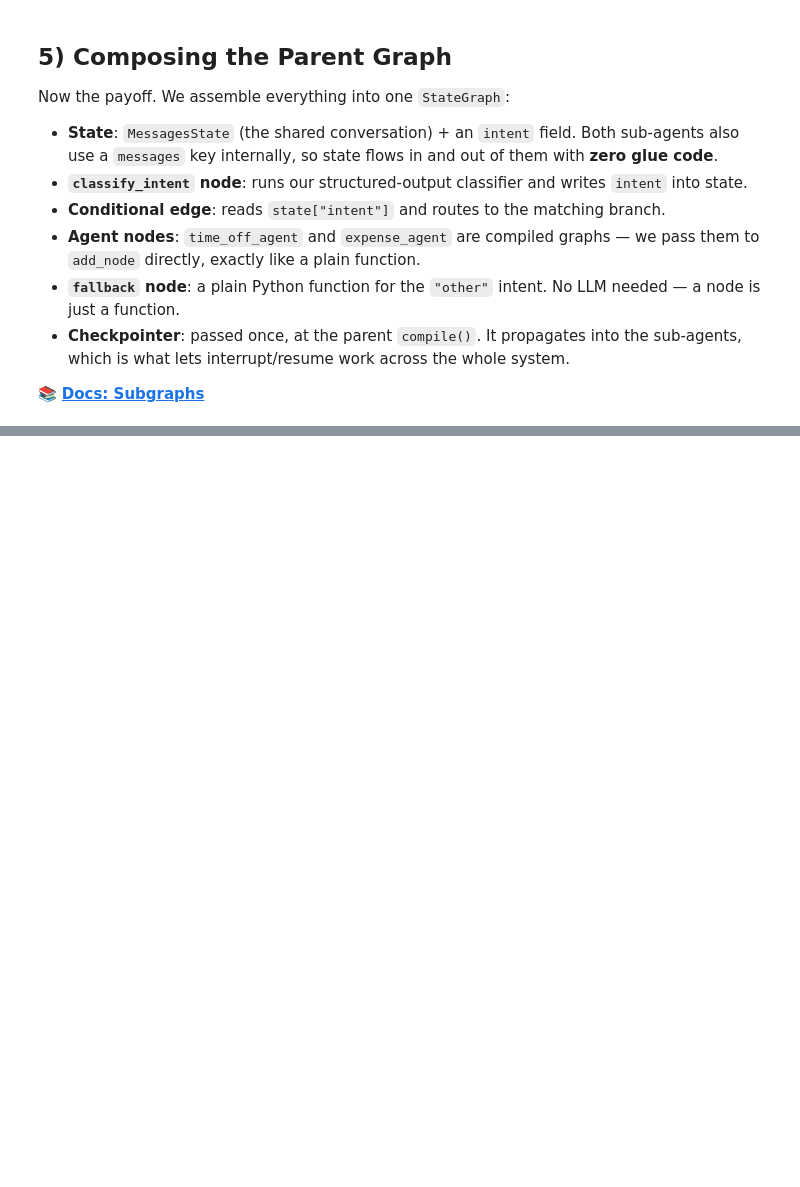
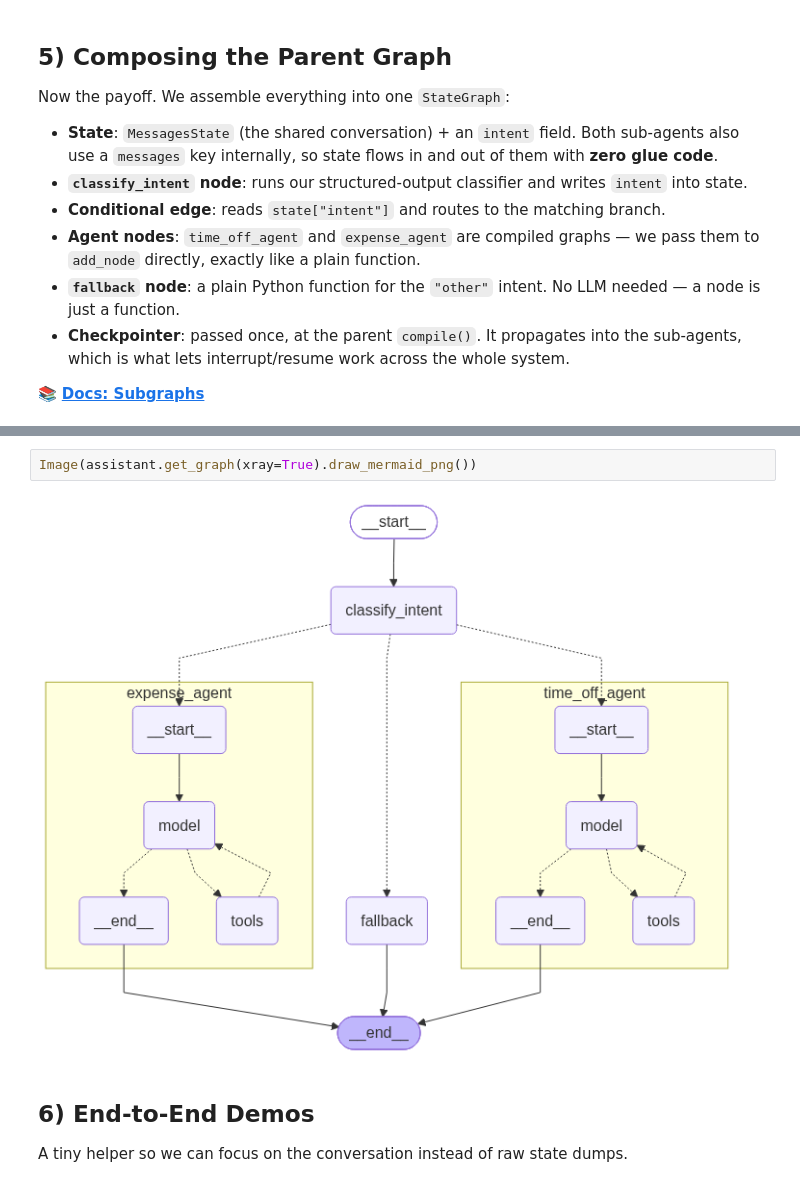
Before and after one commit to tarunkhurana2015/ai-certification-gen-academy, a Jupyter notebook: week3-langgraph/3_multi_agent_workflow.ipynb, the cells around one changed output, grey strips where cells are left out. Saved outputs shown, nothing was run; the diff lists cells and outputs as text; blank space fills up the shorter version.

```diff
--- a/week3-langgraph/3_multi_agent_workflow.ipynb
+++ b/week3-langgraph/3_multi_agent_workflow.ipynb
@@ -515,0 +591,8 @@ Now the payoff. We assemble everything into one `StateGraph`:
+# %%
+Image(assistant.get_graph(xray=True).draw_mermaid_png())
+# %% [output]
+[figure, added]
+# %% [markdown]
+## 6) End-to-End Demos
+
+A tiny helper so we can focus on the conversation instead of raw state dumps.
```
Also changed, not shown: parts of 18 cells of this notebook, 27 other files.
